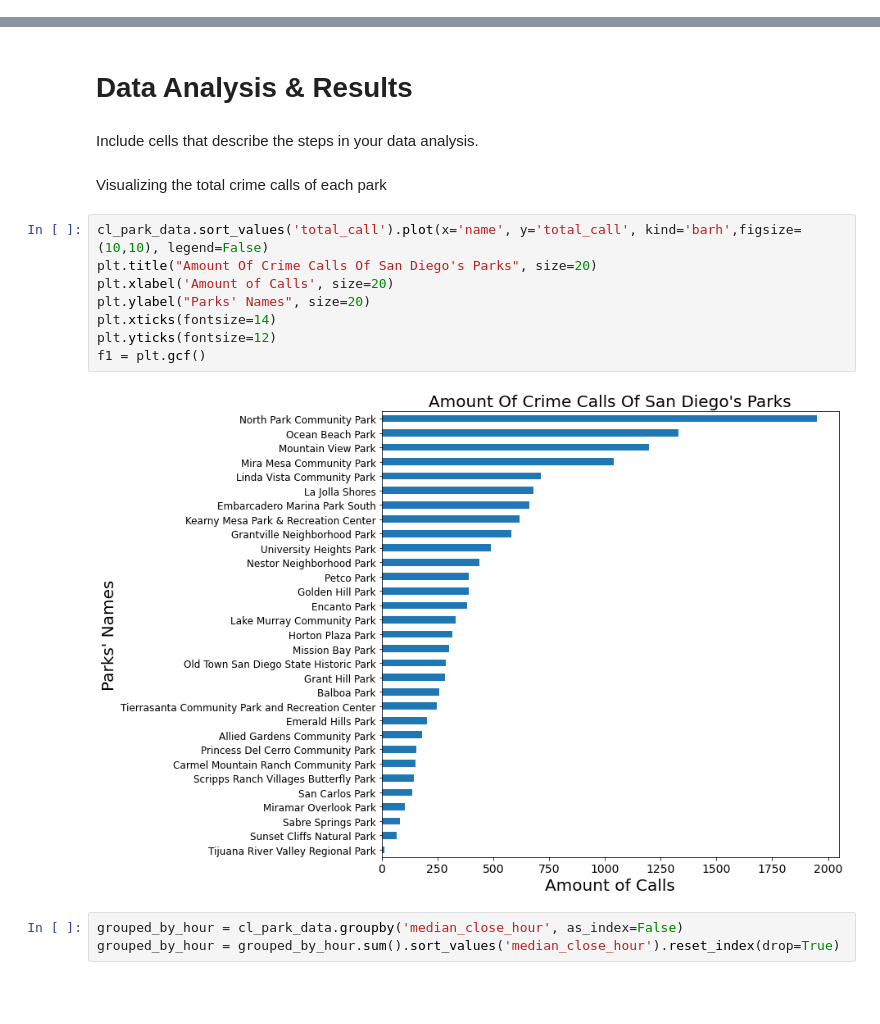
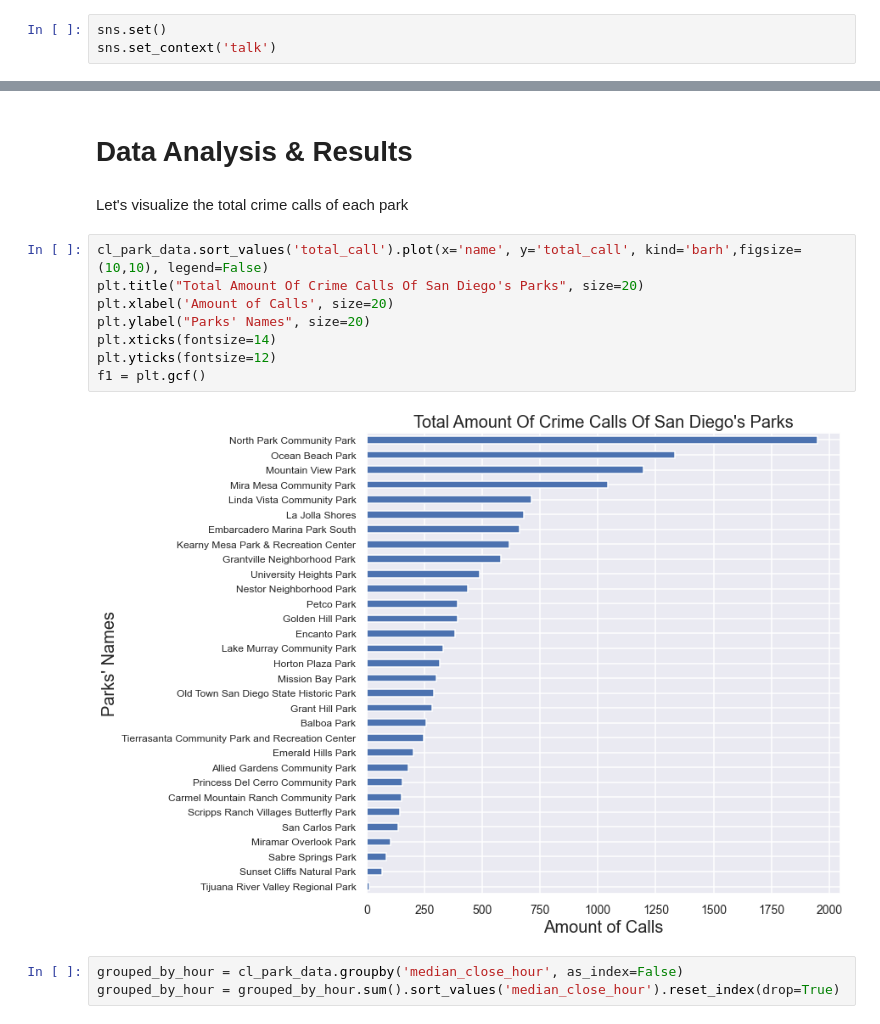
Before and after one commit to tnl001/individual_fa20, a Jupyter notebook: final_project/FinalProject_tnl001.ipynb, the cells around one changed output, grey strips where cells are left out. Drawn from its saved outputs; the diff is of its cells as text; blank space fills up the shorter version.

Commit message:
Finished analysis. Double check is needed

```diff
--- a/final_project/FinalProject_tnl001.ipynb
+++ b/final_project/FinalProject_tnl001.ipynb
@@ -72,3 +85,6 @@ warnings.filterwarnings('ignore')
+# %%
+sns.set()
+sns.set_context('talk')
 # %% [markdown]
 # Data Cleaning
 # %% [markdown]
@@ -859,20 +875,18 @@ cl_park_data
 | 30 | Carmel Mountain Ranch Community Park | Carmel Mountain | 152 | 10-20 | 9-21 | 10-20 | 10-21 | 10-19 | 9-17 | 0-0 | ... |
 # %% [markdown]
 # Data Analysis & Results
-# %% [markdown]
-Include cells that describe the steps in your data analysis.
 # %% [markdown]
-Visualizing the total crime calls of each park
+Let's visualize the total crime calls of each park
 # %%
 cl_park_data.sort_values('total_call').plot(x='name', y='total_call', kind='barh',figsize=(10,10), legend=False)
-plt.title("Amount Of Crime Calls Of San Diego's Parks", size=20)
+plt.title("Total Amount Of Crime Calls Of San Diego's Parks", size=20)
 plt.xlabel('Amount of Calls', size=20)
 plt.ylabel("Parks' Names", size=20)
 plt.xticks(fontsize=14)
 plt.yticks(fontsize=12)
 f1 = plt.gcf()
 # %% [output]
-[figure, old version]
+[figure, new version]
 # %%
 grouped_by_hour = cl_park_data.groupby('median_close_hour', as_index=False)
 grouped_by_hour = grouped_by_hour.sum().sort_values('median_close_hour').reset_index(drop=True)
```
Also changed, not shown: parts of 72 cells of this notebook.
